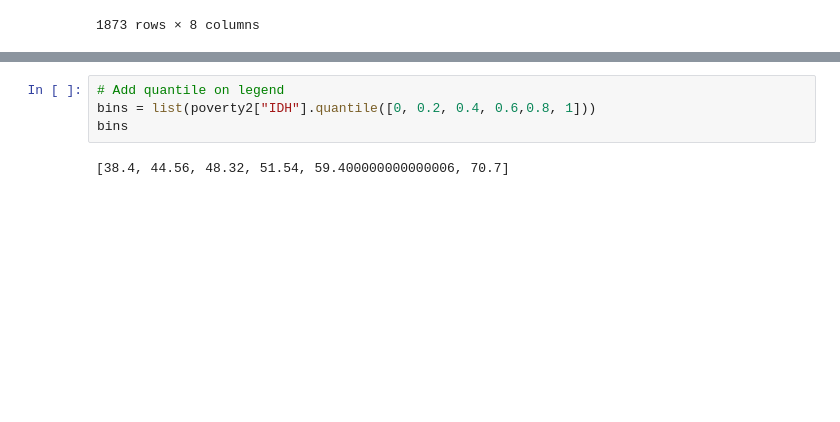
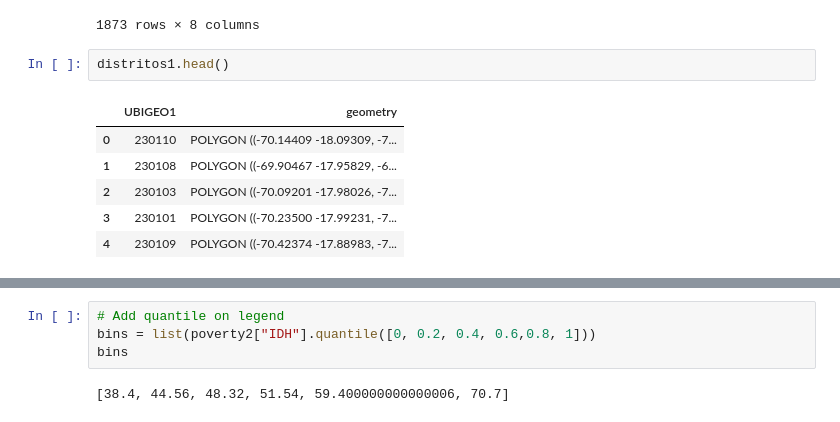
Before and after one commit to anzonyquispe/MediaLab_PUCP, a Jupyter notebook: Lecture_6/Lecture_6.ipynb, the cells around one changed output, grey strips where cells are left out. Cells and saved outputs as stored; diff of their text form; blank space fills up the shorter version.

```diff
--- a/Lecture_6/Lecture_6.ipynb
+++ b/Lecture_6/Lecture_6.ipynb
@@ -376,3 +494,12 @@ poverty
 | 1871 | 250305 | 250000 | UCAYALI | PADRE ABAD | ALEXANDER VON HUMBOLDT | 12.899560 | 4059.106491 | 48.4 |
 | 1872 | 250401 | 250000 | UCAYALI | PURÚS | PURÚS | 31.928338 | 4059.106491 | 48.4 |
 1873 rows × 8 columns
+# %%
+distritos1.head()
+# %% [output]
+|  | UBIGEO1 | geometry |
+| 0 | 230110 | POLYGON ((-70.14409 -18.09309, -7... |
+| 1 | 230108 | POLYGON ((-69.90467 -17.95829, -6... |
+| 2 | 230103 | POLYGON ((-70.09201 -17.98026, -7... |
+| 3 | 230101 | POLYGON ((-70.23500 -17.99231, -7... |
+| 4 | 230109 | POLYGON ((-70.42374 -17.88983, -7... |
```
Also changed, not shown: parts of 30 cells of this notebook, 7 other files.
